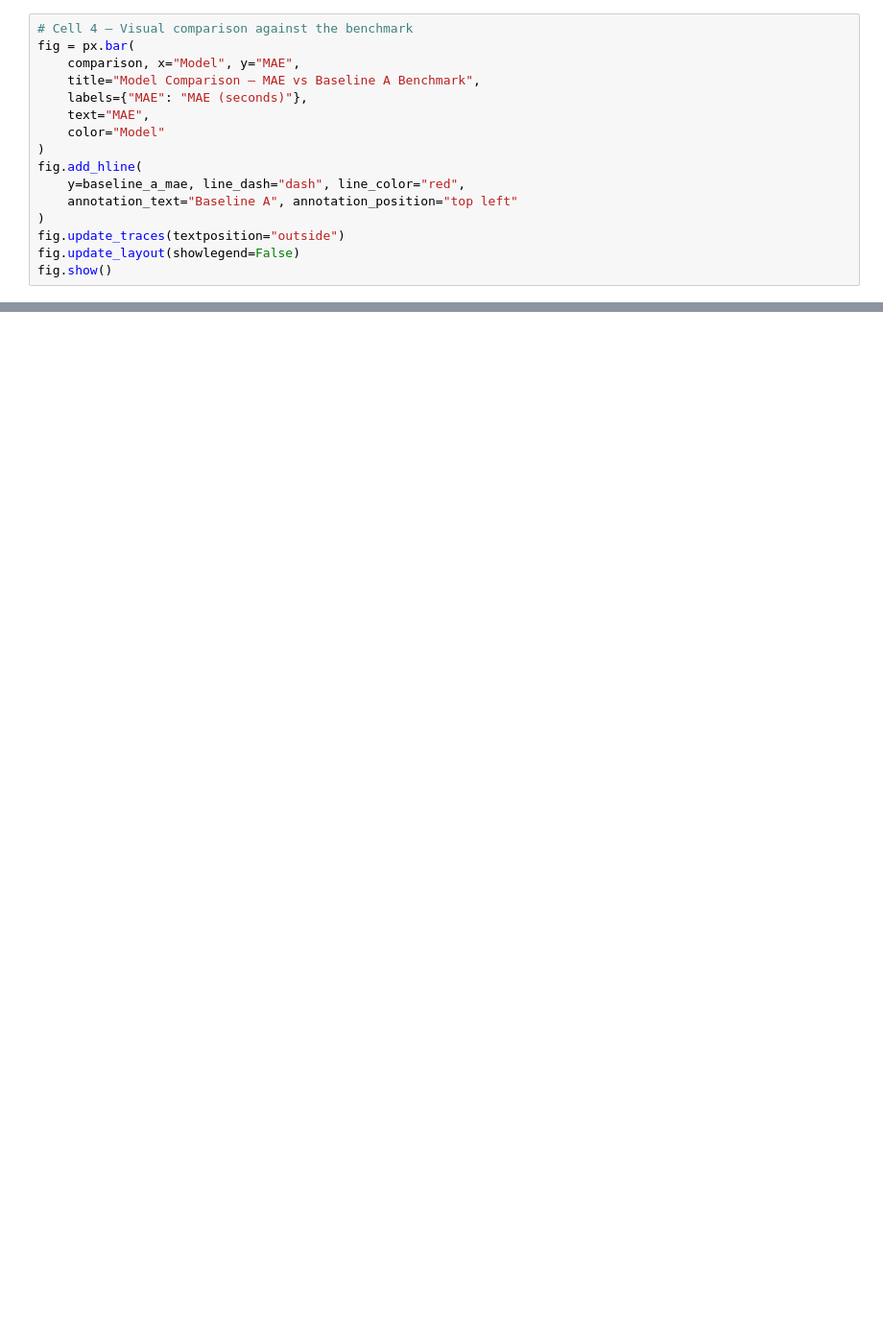
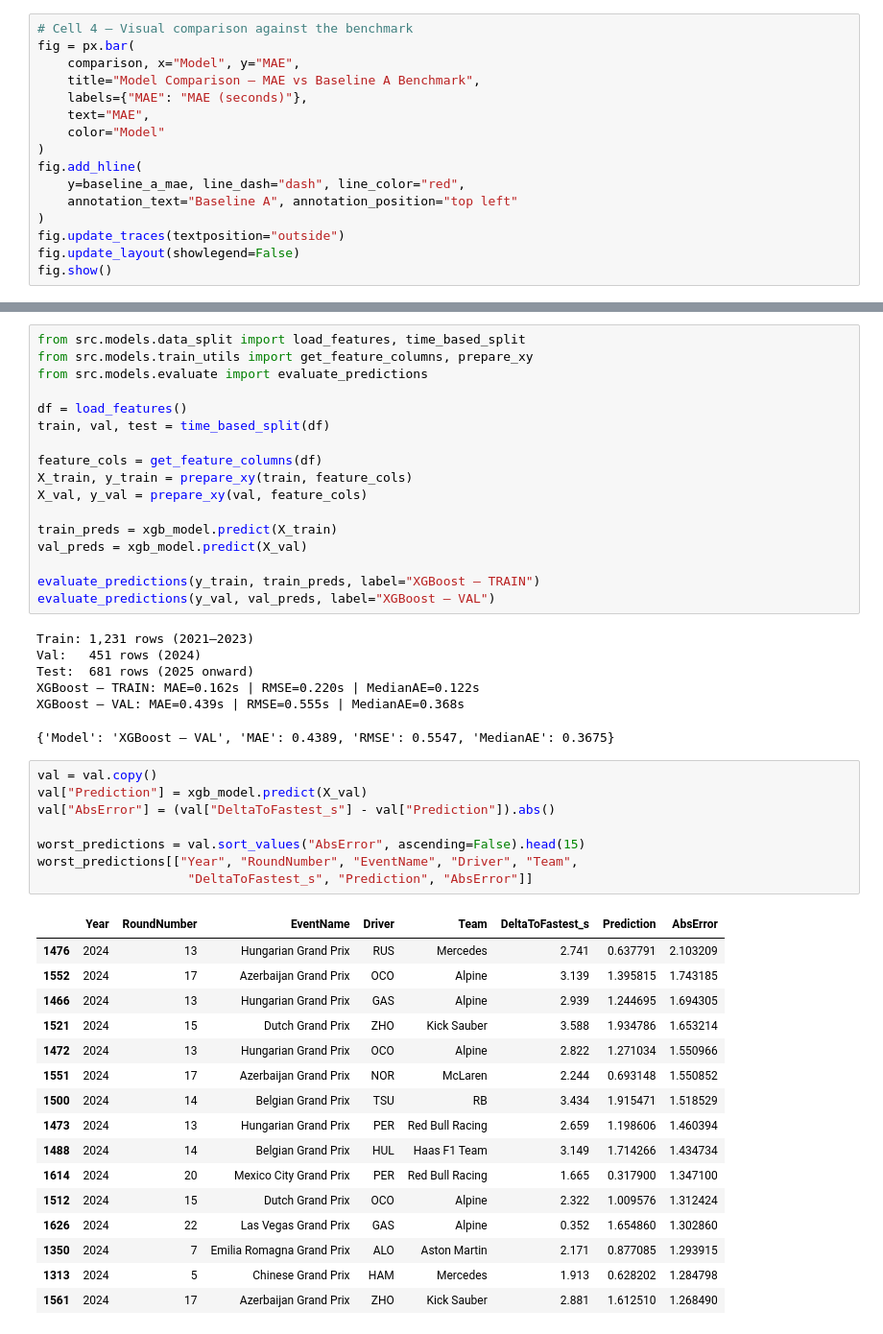
Before and after one commit to SiriJ079/f1-qualifying-lap-predictor, a Jupyter notebook: notebooks/05_model_comparison.ipynb, the cells around one changed output, grey strips where cells are left out. Shown at 96% size. Cells and saved outputs as stored; diff of their text form; blank space fills up the shorter version.

```diff
--- a/notebooks/05_model_comparison.ipynb
+++ b/notebooks/05_model_comparison.ipynb
@@ -131,0 +158,49 @@ by_team
+# %%
+from src.models.data_split import load_features, time_based_split
+from src.models.train_utils import get_feature_columns, prepare_xy
+from src.models.evaluate import evaluate_predictions
+
+df = load_features()
+train, val, test = time_based_split(df)
+
+feature_cols = get_feature_columns(df)
+X_train, y_train = prepare_xy(train, feature_cols)
+X_val, y_val = prepare_xy(val, feature_cols)
+
+train_preds = xgb_model.predict(X_train)
+val_preds = xgb_model.predict(X_val)
+
+evaluate_predictions(y_train, train_preds, label="XGBoost — TRAIN")
+evaluate_predictions(y_val, val_preds, label="XGBoost — VAL")
+# %% [output]
+Train: 1,231 rows (2021–2023)
+Val:   451 rows (2024)
+Test:  681 rows (2025 onward)
+XGBoost — TRAIN: MAE=0.162s | RMSE=0.220s | MedianAE=0.122s
+XGBoost — VAL: MAE=0.439s | RMSE=0.555s | MedianAE=0.368s
+{'Model': 'XGBoost — VAL', 'MAE': 0.4389, 'RMSE': 0.5547, 'MedianAE': 0.3675}
+# %%
+val = val.copy()
+val["Prediction"] = xgb_model.predict(X_val)
+val["AbsError"] = (val["DeltaToFastest_s"] - val["Prediction"]).abs()
+
+worst_predictions = val.sort_values("AbsError", ascending=False).head(15)
+worst_predictions[["Year", "RoundNumber", "EventName", "Driver", "Team",
+                    "DeltaToFastest_s", "Prediction", "AbsError"]]
+# %% [output]
+|  | Year | RoundNumber | EventName | Driver | Team | DeltaToFastest_s | Prediction | AbsError |
+| 1476 | 2024 | 13 | Hungarian Grand Prix | RUS | Mercedes | 2.741 | 0.637791 | 2.103209 |
+| 1552 | 2024 | 17 | Azerbaijan Grand Prix | OCO | Alpine | 3.139 | 1.395815 | 1.743185 |
+| 1466 | 2024 | 13 | Hungarian Grand Prix | GAS | Alpine | 2.939 | 1.244695 | 1.694305 |
+| 1521 | 2024 | 15 | Dutch Grand Prix | ZHO | Kick Sauber | 3.588 | 1.934786 | 1.653214 |
+| 1472 | 2024 | 13 | Hungarian Grand Prix | OCO | Alpine | 2.822 | 1.271034 | 1.550966 |
+| 1551 | 2024 | 17 | Azerbaijan Grand Prix | NOR | McLaren | 2.244 | 0.693148 | 1.550852 |
+| 1500 | 2024 | 14 | Belgian Grand Prix | TSU | RB | 3.434 | 1.915471 | 1.518529 |
+| 1473 | 2024 | 13 | Hungarian Grand Prix | PER | Red Bull Racing | 2.659 | 1.198606 | 1.460394 |
+| 1488 | 2024 | 14 | Belgian Grand Prix | HUL | Haas F1 Team | 3.149 | 1.714266 | 1.434734 |
+| 1614 | 2024 | 20 | Mexico City Grand Prix | PER | Red Bull Racing | 1.665 | 0.317900 | 1.347100 |
+| 1512 | 2024 | 15 | Dutch Grand Prix | OCO | Alpine | 2.322 | 1.009576 | 1.312424 |
+| 1626 | 2024 | 22 | Las Vegas Grand Prix | GAS | Alpine | 0.352 | 1.654860 | 1.302860 |
+| 1350 | 2024 | 7 | Emilia Romagna Grand Prix | ALO | Aston Martin | 2.171 | 0.877085 | 1.293915 |
+| 1313 | 2024 | 5 | Chinese Grand Prix | HAM | Mercedes | 1.913 | 0.628202 | 1.284798 |
+| 1561 | 2024 | 17 | Azerbaijan Grand Prix | ZHO | Kick Sauber | 2.881 | 1.612510 | 1.268490 |
```
Also changed, not shown: parts of 8 cells of this notebook.
